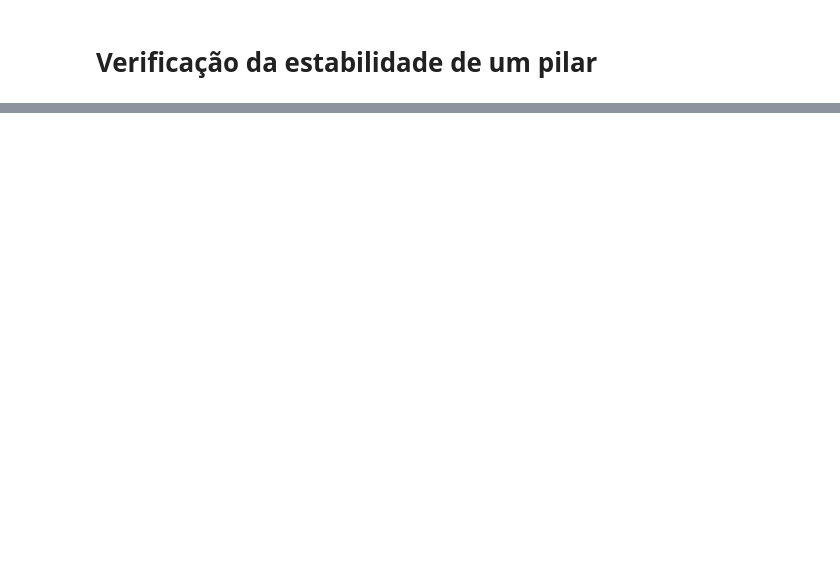
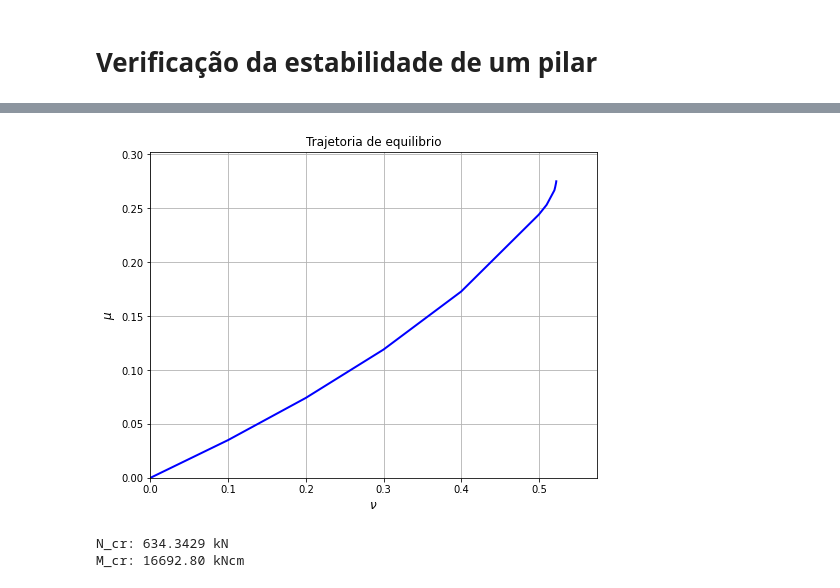
Before and after one commit to felipe-mello-dos-reis/EDI38, a Jupyter notebook: python/ELUi.ipynb, the cells around one changed output, grey strips where cells are left out. Saved outputs shown, nothing was run; the diff lists cells and outputs as text; code cells hidden in the pictures; blank space fills up the shorter version.

```diff
--- a/python/ELUi.ipynb
+++ b/python/ELUi.ipynb
@@ -13,0 +26,14 @@ l_e = 20*h
+# %%
+N_1, M_1 = Curva_de_projeto_ELUi(fck, gamma_c, sigma_cd, gamma_conc, f_yk, gamma_s, E_s, f_yd, epsilon_yd, gamma_aco, c, b, h, d, nc, nb, phi, y_s, epsilon_c2, epsilon_cu, x_lim, n, tol_J, tol_k, tol_f, i, it_max, y_t, y_b, epsilon_0, k, epsilon_0_it, k_it, epsilon_t, epsilon_b, m, l_e, e_1)
+nu_1 = np.array(N_1)/(sigma_cd*b*h)
+mu_1 = np.array(M_1)/(sigma_cd*b*h**2)
+# %% [output]
+[figure, added]
+# %%
+N_cr_1 = N_1[-1]
+M_cr_1 = M_1[-1]
+print('N_cr: {:.4f} kN'.format(N_cr_1*1e3))
+print('M_cr: {:.2f} kNcm'.format(M_cr_1*1e5))
+# %% [output]
+N_cr: 634.3429 kN
+M_cr: 16692.80 kNcm
```
Also changed, not shown: parts of 16 cells of this notebook, 1 other file.
